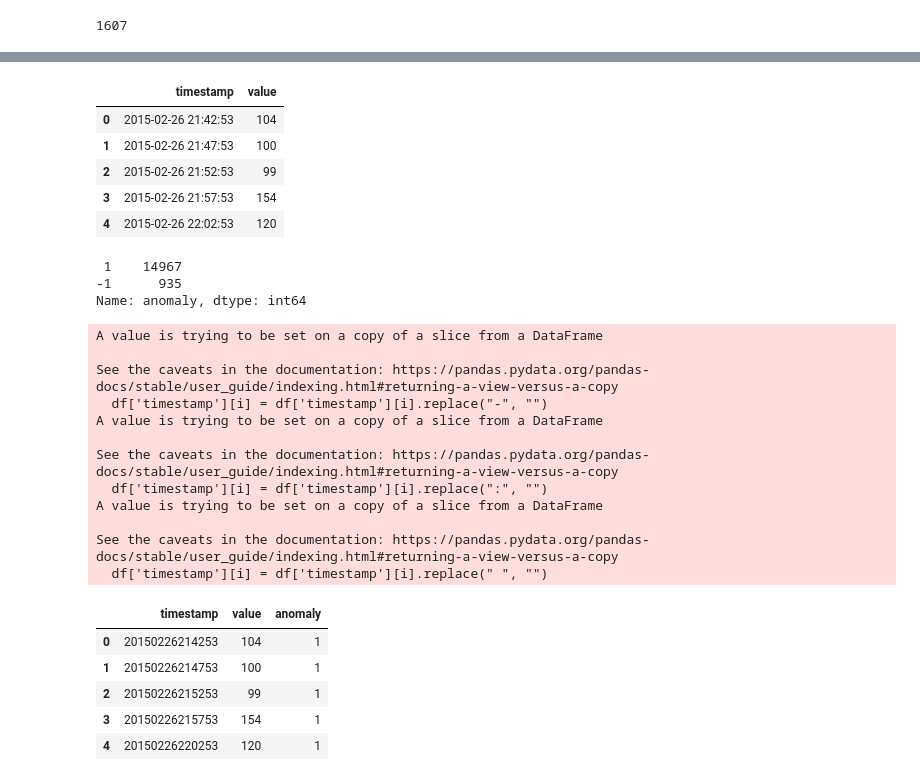
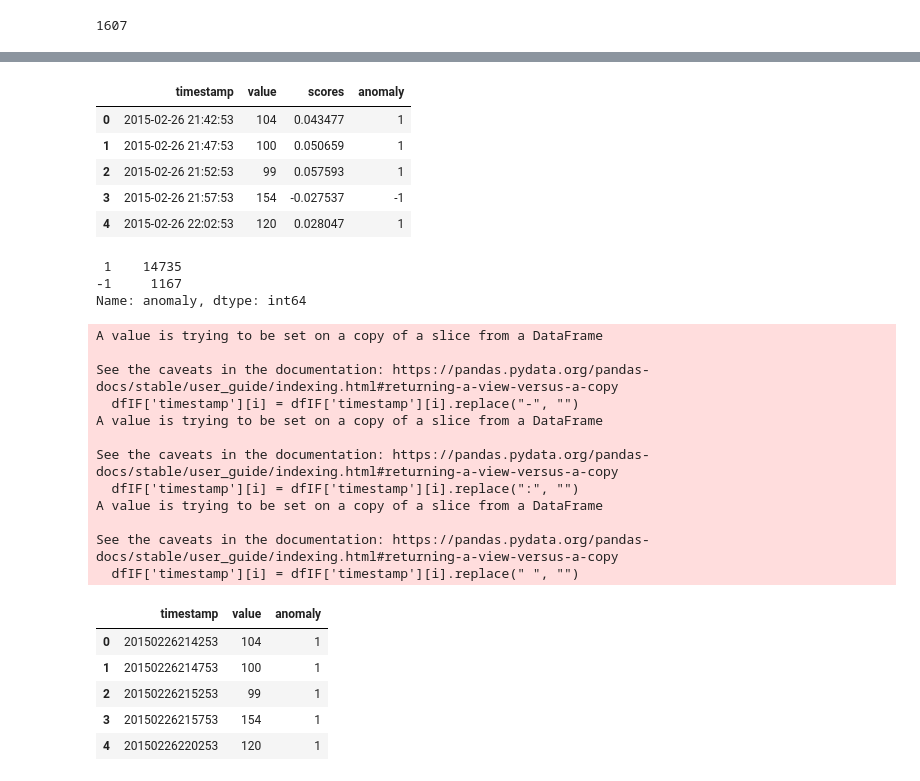
Before and after one commit to anissakhan/731-Project-6-Khan, a Jupyter notebook: Notebooks/731-Project6.ipynb, the cells around one changed output, grey strips where cells are left out. Saved outputs shown, nothing was run; the diff lists cells and outputs as text; code cells hidden in the pictures.

```diff
--- a/Notebooks/731-Project6.ipynb
+++ b/Notebooks/731-Project6.ipynb
@@ -186,11 +189,11 @@ Accuracy percentage: 98.00871188550093
 # %%
-df=pd.read_csv("/Users/anissakhan/Dropbox/Nissa_stuff/KU_CS/EECS731/731-Project-6-Khan/Data/RawData/Twitter_volume_AAPL.csv")
+dfIF=pd.read_csv("/Users/anissakhan/Dropbox/Nissa_stuff/KU_CS/EECS731/731-Project-6-Khan/Data/RawData/Twitter_volume_AAPL.csv")
 df.head()
 # %% [output]
-|  | timestamp | value |
-| 0 | 2015-02-26 21:42:53 | 104 |
-| 1 | 2015-02-26 21:47:53 | 100 |
-| 2 | 2015-02-26 21:52:53 | 99 |
-| 3 | 2015-02-26 21:57:53 | 154 |
-| 4 | 2015-02-26 22:02:53 | 120 |
+|  | timestamp | value | scores | anomaly |
+| 0 | 2015-02-26 21:42:53 | 104 | 0.043477 | 1 |
+| 1 | 2015-02-26 21:47:53 | 100 | 0.050659 | 1 |
+| 2 | 2015-02-26 21:52:53 | 99 | 0.057593 | 1 |
+| 3 | 2015-02-26 21:57:53 | 154 | -0.027537 | -1 |
+| 4 | 2015-02-26 22:02:53 | 120 | 0.028047 | 1 |
 # %%
@@ -202,34 +205,34 @@ def datetime_to_float(d):
 # %%
 from sklearn.ensemble import IsolationForest
 clf=IsolationForest(n_estimators=50, max_samples=2000, contamination='auto',max_features=1.0)
-clf.fit(df[['value']])
-pred = clf.predict(df[['value']])
-df['anomaly']=pred
-outliers=df.loc[df['anomaly']==-1]
+clf.fit(dfIF[['value']])
+pred = clf.predict(dfIF[['value']])
+dfIF['anomaly']=pred
+outliers=dfIF.loc[dfIF['anomaly']==-1]
 outlier_index=list(outliers.index)
 #print(outlier_index)
 #Find the number of anomalies and normal points here points classified -1 are anomalous
-print(df['anomaly'].value_counts())
+print(dfIF['anomaly'].value_counts())
 # %% [output]
- 1    14967
--1      935
+ 1    14735
+-1     1167
 Name: anomaly, dtype: int64
 # %%
 for i in range(0,len(df['timestamp'])):
-    df['timestamp'][i] = df['timestamp'][i].replace("-", "")
-    df['timestamp'][i] = df['timestamp'][i].replace(":", "")
-    df['timestamp'][i] = df['timestamp'][i].replace(" ", "")
+    dfIF['timestamp'][i] = dfIF['timestamp'][i].replace("-", "")
+    dfIF['timestamp'][i] = dfIF['timestamp'][i].replace(":", "")
+    dfIF['timestamp'][i] = dfIF['timestamp'][i].replace(" ", "")
 # %% [output]
 A value is trying to be set on a copy of a slice from a DataFrame
 
 See the caveats in the documentation: https://pandas.pydata.org/pandas-docs/stable/user_guide/indexing.html#returning-a-view-versus-a-copy
-  df['timestamp'][i] = df['timestamp'][i].replace("-", "")
+  dfIF['timestamp'][i] = dfIF['timestamp'][i].replace("-", "")
 A value is trying to be set on a copy of a slice from a DataFrame
 
 See the caveats in the documentation: https://pandas.pydata.org/pandas-docs/stable/user_guide/indexing.html#returning-a-view-versus-a-copy
-  df['timestamp'][i] = df['timestamp'][i].replace(":", "")
+  dfIF['timestamp'][i] = dfIF['timestamp'][i].replace(":", "")
 A value is trying to be set on a copy of a slice from a DataFrame
 
 See the caveats in the documentation: https://pandas.pydata.org/pandas-docs/stable/user_guide/indexing.html#returning-a-view-versus-a-copy
-  df['timestamp'][i] = df['timestamp'][i].replace(" ", "")
+  dfIF['timestamp'][i] = dfIF['timestamp'][i].replace(" ", "")
 # %%
```
Also changed, not shown: parts of 28 cells of this notebook.
